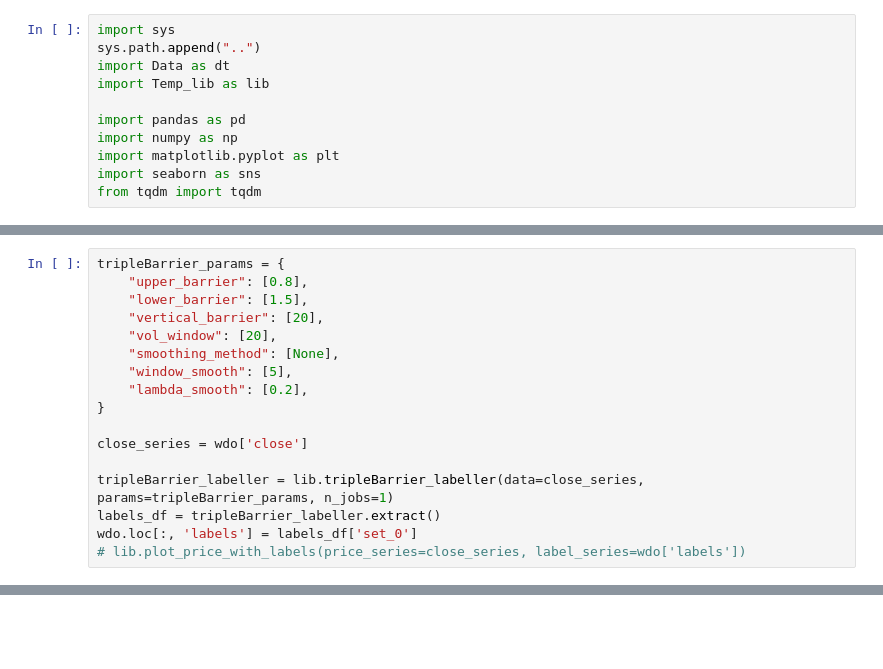
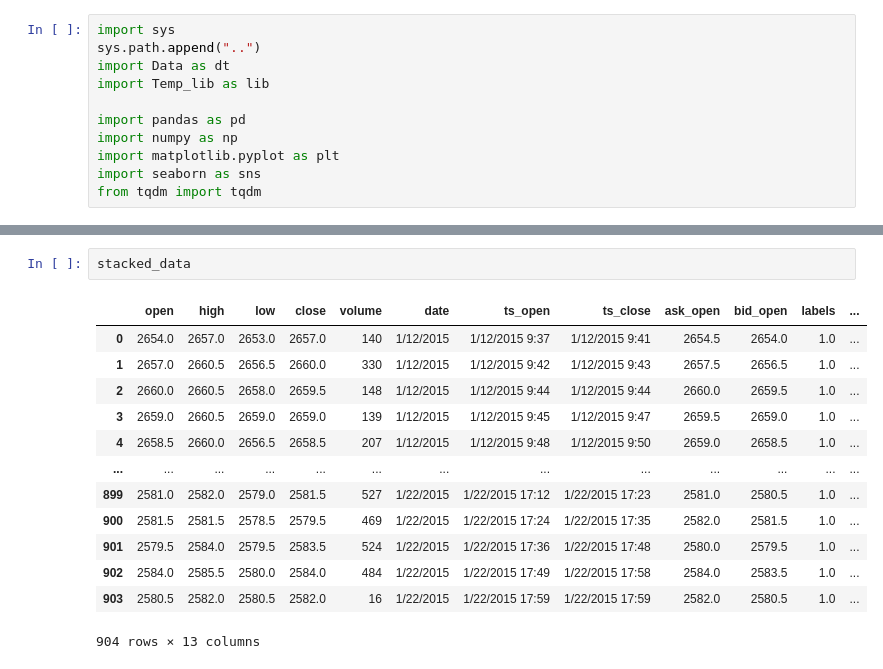
Before and after one commit to Cheval-Paresseux/ChevalParesseux-lib, a Jupyter notebook: notebooks/Tests.ipynb, the cells around one changed output, grey strips where cells are left out. Drawn from its saved outputs; the diff is of its cells as text; blank space fills up the shorter version.

```diff
--- a/notebooks/Tests.ipynb
+++ b/notebooks/Tests.ipynb
@@ -46,17 +20,0 @@ average_features
-# %%
-tripleBarrier_params = {
-    "upper_barrier": [0.8],
-    "lower_barrier": [1.5],
-    "vertical_barrier": [20],
-    "vol_window": [20],
-    "smoothing_method": [None],
-    "window_smooth": [5],
-    "lambda_smooth": [0.2],
-}
-
-close_series = wdo['close']
-
-tripleBarrier_labeller = lib.tripleBarrier_labeller(data=close_series, params=tripleBarrier_params, n_jobs=1)
-labels_df = tripleBarrier_labeller.extract()
-wdo.loc[:, 'labels'] = labels_df['set_0']
-# lib.plot_price_with_labels(price_series=close_series, label_series=wdo['labels'])
@@ -156,0 +80,16 @@ print("Maximum number of concurrent events:", result)
+# %%
+stacked_data
+# %% [output]
+|  | open | high | low | close | volume | date | ts_open | ts_close | ask_open | bid_open | labels | ... |
+| 0 | 2654.0 | 2657.0 | 2653.0 | 2657.0 | 140 | 1/12/2015 | 1/12/2015 9:37 | 1/12/2015 9:41 | 2654.5 | 2654.0 | 1.0 | ... |
+| 1 | 2657.0 | 2660.5 | 2656.5 | 2660.0 | 330 | 1/12/2015 | 1/12/2015 9:42 | 1/12/2015 9:43 | 2657.5 | 2656.5 | 1.0 | ... |
+| 2 | 2660.0 | 2660.5 | 2658.0 | 2659.5 | 148 | 1/12/2015 | 1/12/2015 9:44 | 1/12/2015 9:44 | 2660.0 | 2659.5 | 1.0 | ... |
+| 3 | 2659.0 | 2660.5 | 2659.0 | 2659.0 | 139 | 1/12/2015 | 1/12/2015 9:45 | 1/12/2015 9:47 | 2659.5 | 2659.0 | 1.0 | ... |
+| 4 | 2658.5 | 2660.0 | 2656.5 | 2658.5 | 207 | 1/12/2015 | 1/12/2015 9:48 | 1/12/2015 9:50 | 2659.0 | 2658.5 | 1.0 | ... |
+| ... | ... | ... | ... | ... | ... | ... | ... | ... | ... | ... | ... | ... |
+| 899 | 2581.0 | 2582.0 | 2579.0 | 2581.5 | 527 | 1/22/2015 | 1/22/2015 17:12 | 1/22/2015 17:23 | 2581.0 | 2580.5 | 1.0 | ... |
+| 900 | 2581.5 | 2581.5 | 2578.5 | 2579.5 | 469 | 1/22/2015 | 1/22/2015 17:24 | 1/22/2015 17:35 | 2582.0 | 2581.5 | 1.0 | ... |
+| 901 | 2579.5 | 2584.0 | 2579.5 | 2583.5 | 524 | 1/22/2015 | 1/22/2015 17:36 | 1/22/2015 17:48 | 2580.0 | 2579.5 | 1.0 | ... |
+| 902 | 2584.0 | 2585.5 | 2580.0 | 2584.0 | 484 | 1/22/2015 | 1/22/2015 17:49 | 1/22/2015 17:58 | 2584.0 | 2583.5 | 1.0 | ... |
+| 903 | 2580.5 | 2582.0 | 2580.5 | 2582.0 | 16 | 1/22/2015 | 1/22/2015 17:59 | 1/22/2015 17:59 | 2582.0 | 2580.5 | 1.0 | ... |
+904 rows × 13 columns
```
Also changed, not shown: parts of 17 cells of this notebook, 9 other files.
